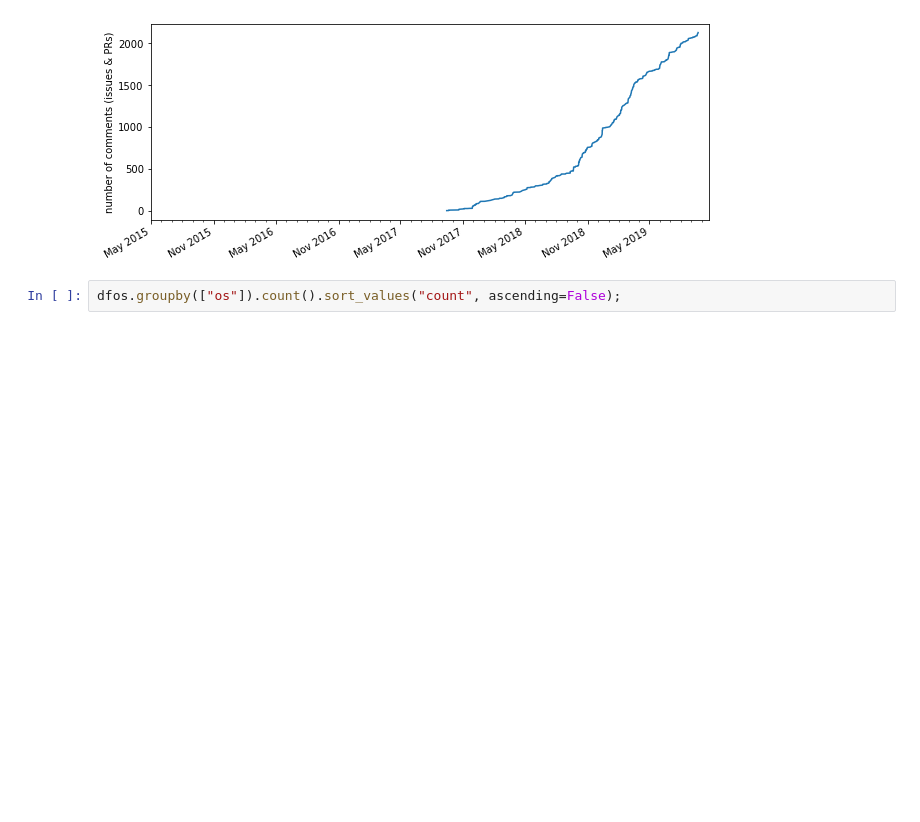
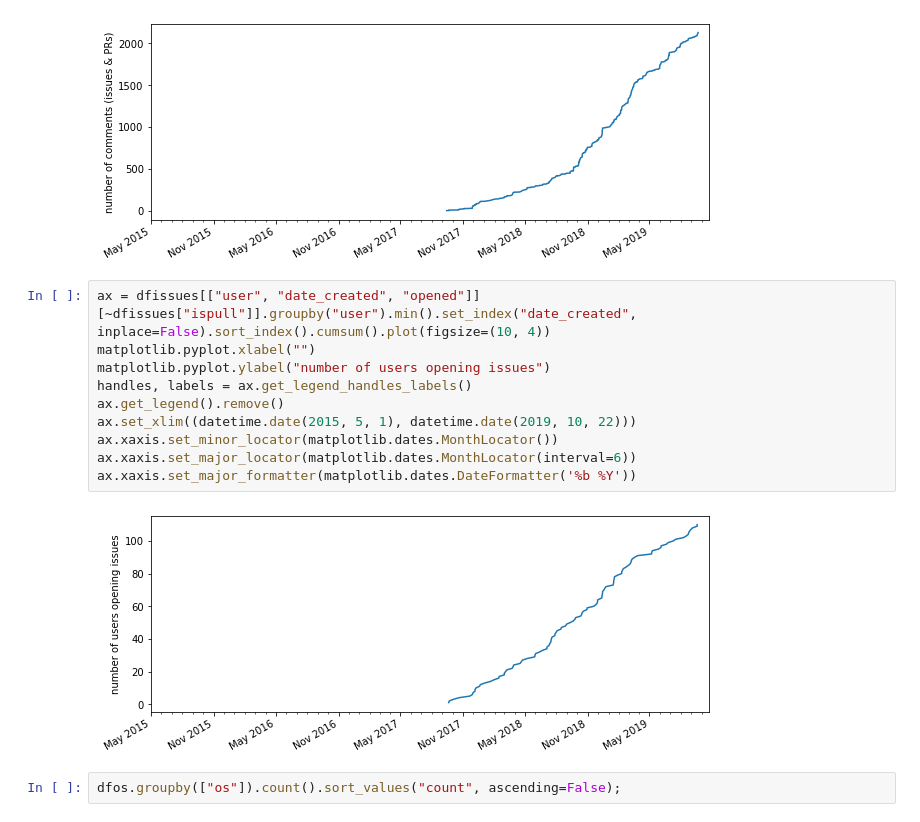
Before and after one commit to jpivarski-talks/2019-10-17-pyhep-awkward, a Jupyter notebook: analysis.ipynb, the cells around one changed output. Drawn from its saved outputs; the diff is of its cells as text; blank space fills up the shorter version.

Commit message:
Analyzed issues.

```diff
--- a/analysis.ipynb
+++ b/analysis.ipynb
@@ -129,6 +127,18 @@ ax.xaxis.set_major_locator(matplotlib.dates.MonthLocator(interval=6))
 ax.xaxis.set_major_formatter(matplotlib.dates.DateFormatter('%b %Y'))
 # %% [output]
 [figure]
+# %%
+ax = dfissues[["user", "date_created", "opened"]][~dfissues["ispull"]].groupby("user").min().set_index("date_created", inplace=False).sort_index().cumsum().plot(figsize=(10, 4))
+matplotlib.pyplot.xlabel("")
+matplotlib.pyplot.ylabel("number of users opening issues")
+handles, labels = ax.get_legend_handles_labels()
+ax.get_legend().remove()
+ax.set_xlim((datetime.date(2015, 5, 1), datetime.date(2019, 10, 22)))
+ax.xaxis.set_minor_locator(matplotlib.dates.MonthLocator())
+ax.xaxis.set_major_locator(matplotlib.dates.MonthLocator(interval=6))
+ax.xaxis.set_major_formatter(matplotlib.dates.DateFormatter('%b %Y'))
+# %% [output]
+[figure, added]
 # %%
 dfos.groupby(["os"]).count().sort_values("count", ascending=False);
 # %%
```
Also changed, not shown: parts of 2 cells of this notebook.
